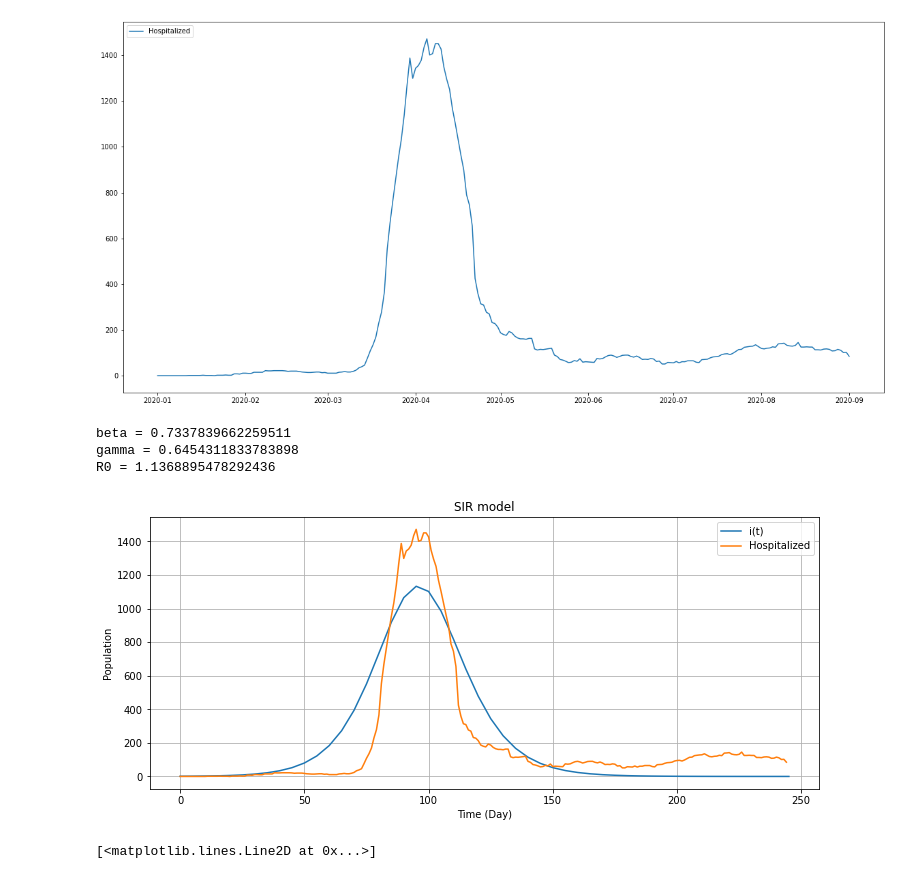
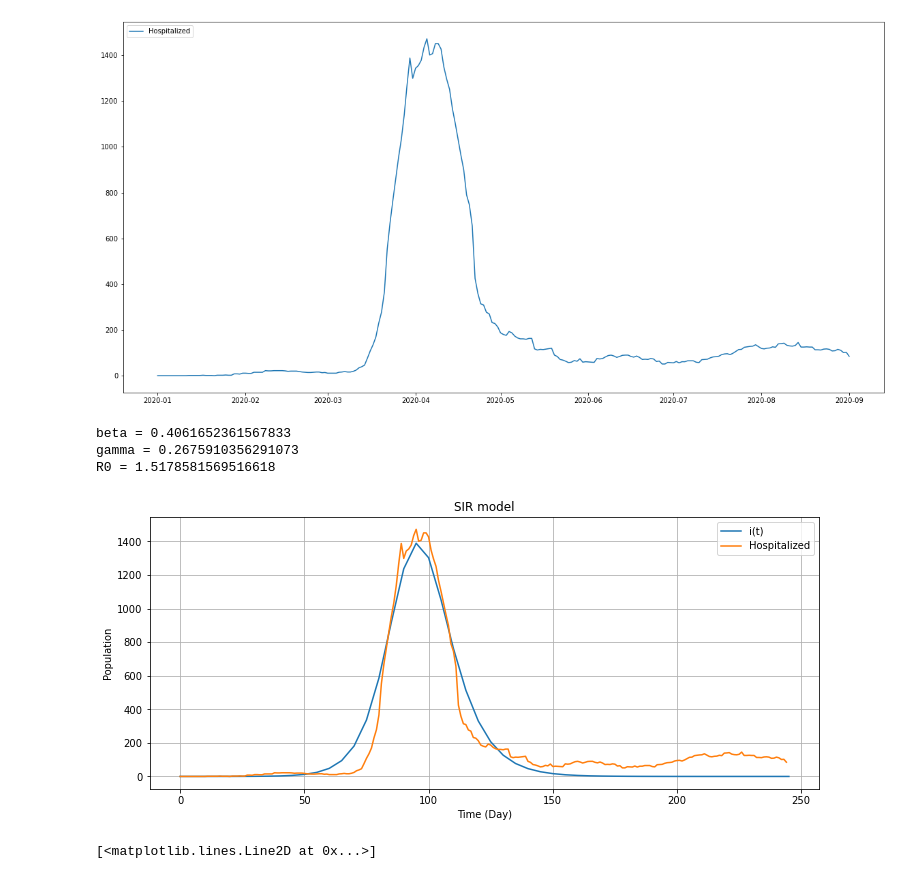
Before and after one commit to parinyad123/covidReport, a Jupyter notebook: covid19.ipynb, the cells around one changed output. Cells and saved outputs as stored; diff of their text form; code cells hidden in the pictures.

```diff
--- a/covid19.ipynb
+++ b/covid19.ipynb
@@ -152,49 +152,50 @@ def SIR_model_freq(y,t,beta,gamma):
   dR_dt = gamma * I
   return ([dS_dt,dI_dt,dR_dt])
 # %%
-S0 = 150000
-I0 = 1
+S0 = 21000
+I0 = .012
 R0 = 0
-# n_train = 100
+# n_train = 200
 n_train = len(df)
 x_train = np.arange(0,daily_active_case[:n_train].shape[0])
+# print(x_train)
 y_train = daily_active_case[:n_train].to_numpy()
 initial_param = [1,1] #init beta and gamma
 lse = minimize(mse,
     initial_param,args=(y_train),#method='Nelder-Mead'
-    method='L-BFGS-B',bounds=[(0.00000001, 60000), (0.00000001, 10000000)])
+    method='L-BFGS-B',bounds=[(0.0001, 5), (0.00001, 10)])
 beta, gamma = lse.x
 print('beta = '+str(beta))
 print('gamma = '+str(gamma))
 print('R0 = '+str(beta/gamma))
 
 #Time vector
-
+# t= np.linspace(0,100)
 t= np.linspace(0,len(df))
 
 #Result
 solution = integrate.odeint(SIR_model_freq,[S0,I0,R0],t,args=(beta,gamma))
 solution = np.array(solution)
 
 #plot
 plt.figure(figsize=(12,5))
 # plt.plot(t,solution[:,0],label ="s(t)")
 plt.plot(t,solution[:,1],label ="i(t)")
 # plt.plot(t,solution[:,2],label ="r(t)")
 # plt.plot(x_train, y_train, 'o',color='grey',markersize = 3,label='actual active cases')
 plt.plot(x_train, y_train, label='Hospitalized')
 # plt.plot(t,df['Recovered'], label='Recovered')
 plt.grid()
 plt.legend()
 plt.xlabel("Time (Day)")
 plt.ylabel("Population")
 plt.title("SIR model")
 plt.show()
 # %% [output]
-beta = 0.7337839662259511
-gamma = 0.6454311833783898
-R0 = 1.1368895478292436
+beta = 0.4061652361567833
+gamma = 0.2675910356291073
+R0 = 1.5178581569516618
-[figure, old version]
+[figure, new version]
 # %%
 plt.plot(solution[:,2])
 # %% [output]
```
Also changed, not shown: parts of 1 cell of this notebook.
